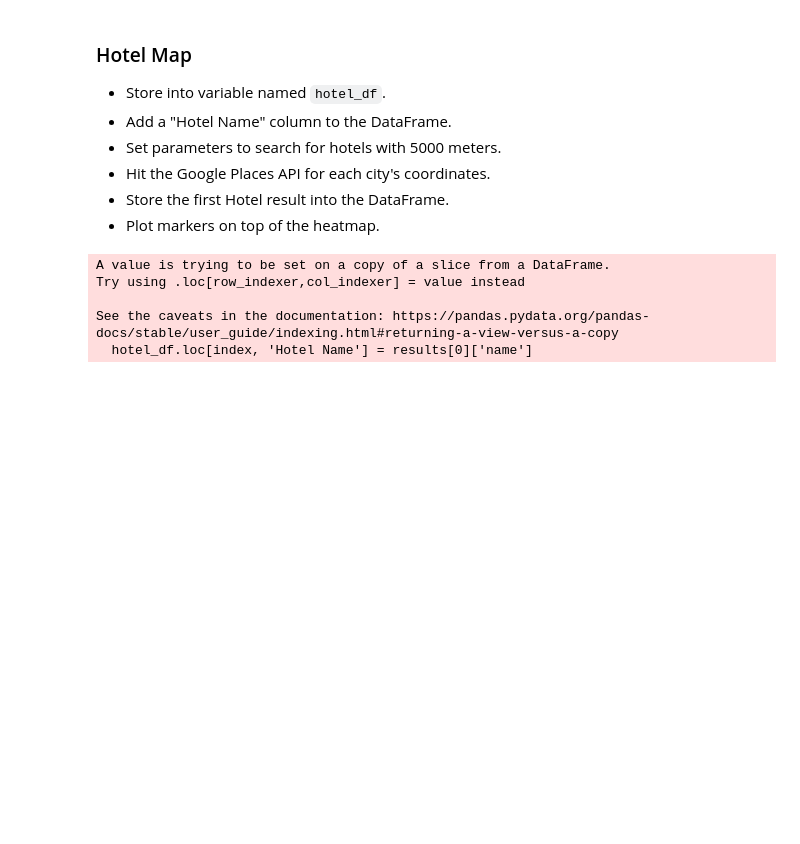
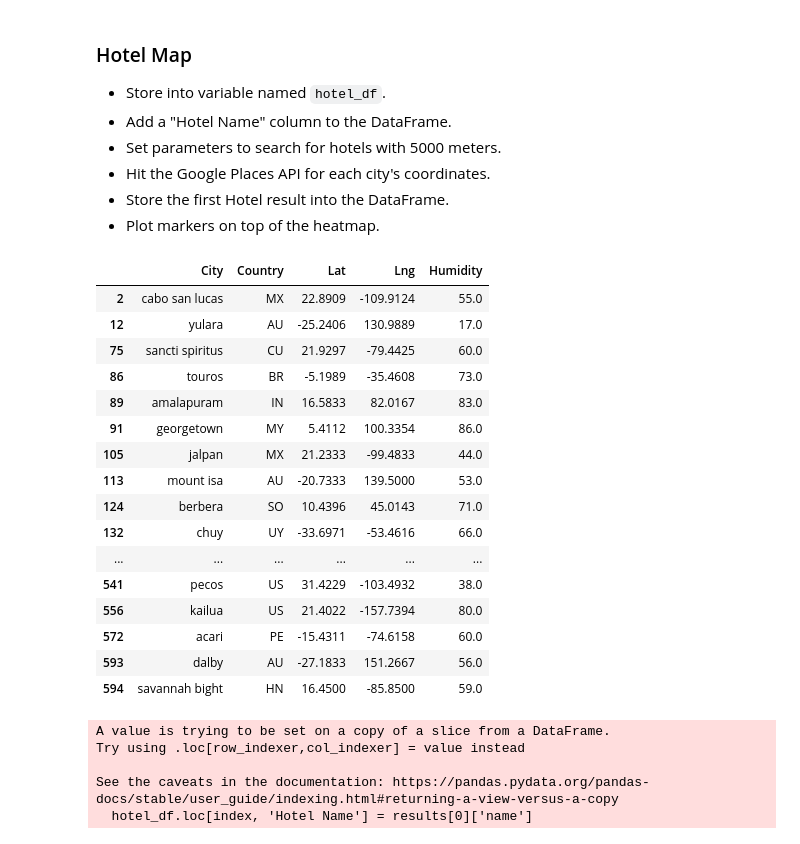
Before and after one commit to IlkayAtes11/Python_API_challenge, a Jupyter notebook: VacationPy/VacationPy.ipynb, the cells around one changed output. Drawn from its saved outputs; the diff is of its cells as text; code cells hidden in the pictures; blank space fills up the shorter version.

```diff
--- a/VacationPy/VacationPy.ipynb
+++ b/VacationPy/VacationPy.ipynb
@@ -183,7 +139,26 @@ preferences
 # %%
 #Create a new DataFrame called hotel_df to store the city, country, coordinates, and humidity.
 
-hotel_df = new[['City', 'Country', 'Lat', 'Lng', 'Humidity']]
+hotel_df = preferences[['City', 'Country', 'Lat', 'Lng', 'Humidity']]
+hotel_df
+# %% [output]
+|  | City | Country | Lat | Lng | Humidity |
+| 2 | cabo san lucas | MX | 22.8909 | -109.9124 | 55.0 |
+| 12 | yulara | AU | -25.2406 | 130.9889 | 17.0 |
+| 75 | sancti spiritus | CU | 21.9297 | -79.4425 | 60.0 |
+| 86 | touros | BR | -5.1989 | -35.4608 | 73.0 |
+| 89 | amalapuram | IN | 16.5833 | 82.0167 | 83.0 |
+| 91 | georgetown | MY | 5.4112 | 100.3354 | 86.0 |
+| 105 | jalpan | MX | 21.2333 | -99.4833 | 44.0 |
+| 113 | mount isa | AU | -20.7333 | 139.5000 | 53.0 |
+| 124 | berbera | SO | 10.4396 | 45.0143 | 71.0 |
+| 132 | chuy | UY | -33.6971 | -53.4616 | 66.0 |
+| ... | ... | ... | ... | ... | ... |
+| 541 | pecos | US | 31.4229 | -103.4932 | 38.0 |
+| 556 | kailua | US | 21.4022 | -157.7394 | 80.0 |
+| 572 | acari | PE | -15.4311 | -74.6158 | 60.0 |
+| 593 | dalby | AU | -27.1833 | 151.2667 | 56.0 |
+| 594 | savannah bight | HN | 16.4500 | -85.8500 | 59.0 |
 # %%
 
 hotel = []
```
Also changed, not shown: parts of 10 cells of this notebook, 1 other file.
